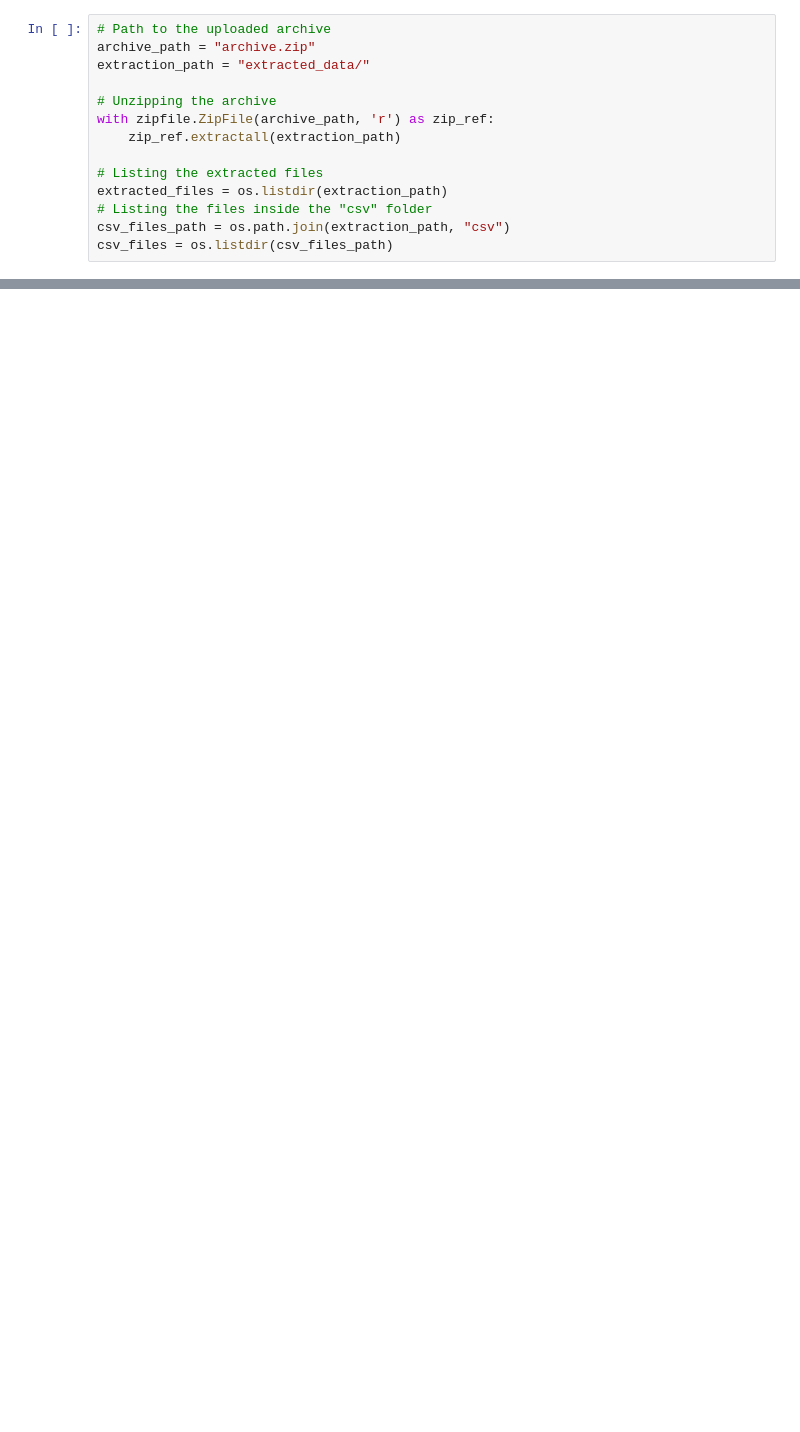
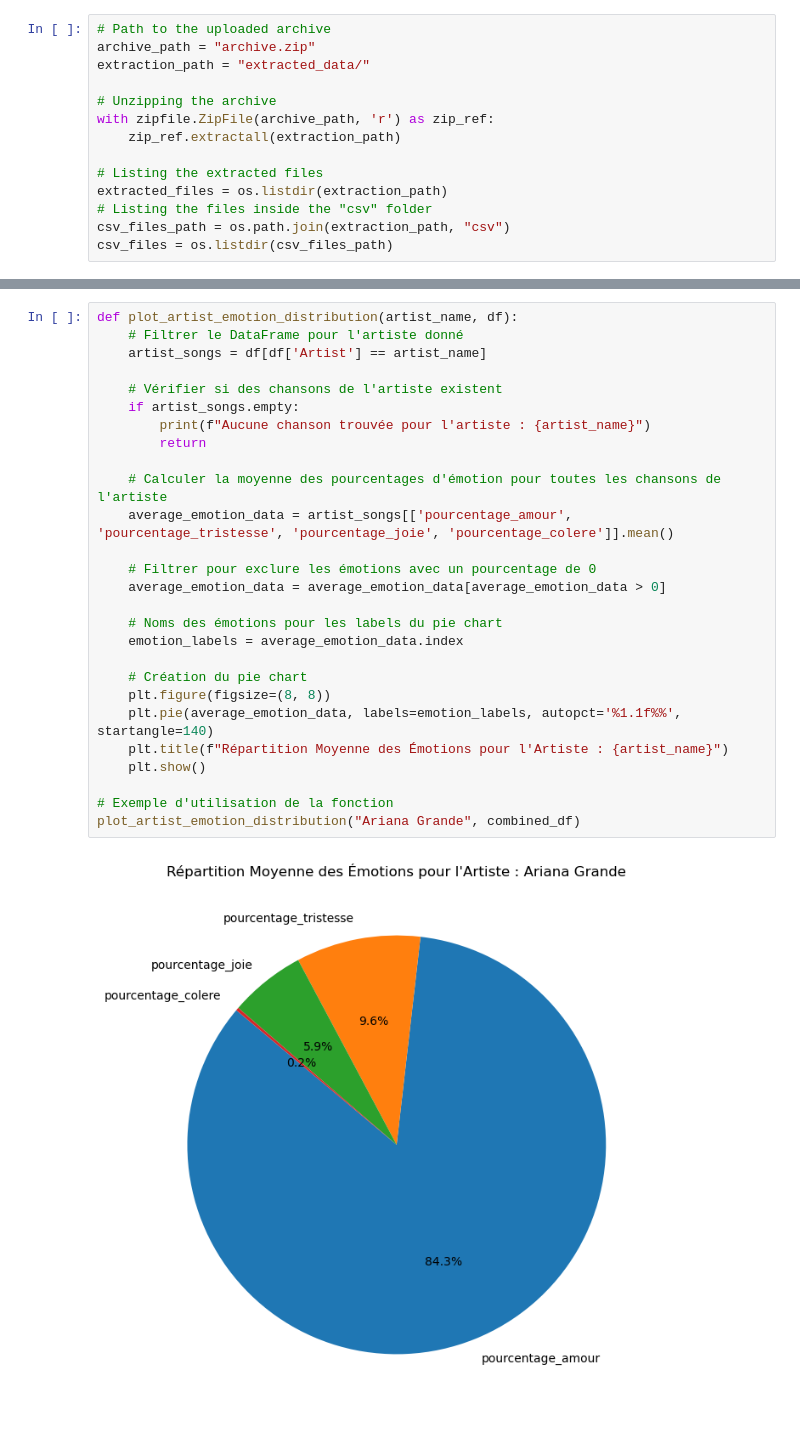
Before and after one commit to JACdeRennes2/NLP_lyrics, a Jupyter notebook: etude_lyrics.ipynb, the cells around one changed output, grey strips where cells are left out. Drawn from its saved outputs; the diff is of its cells as text; blank space fills up the shorter version.

```diff
--- a/etude_lyrics.ipynb
+++ b/etude_lyrics.ipynb
@@ -83,0 +313,29 @@ TypeError: expected string or bytes-like object
+# %%
+def plot_artist_emotion_distribution(artist_name, df):
+    # Filtrer le DataFrame pour l'artiste donné
+    artist_songs = df[df['Artist'] == artist_name]
+
+    # Vérifier si des chansons de l'artiste existent
+    if artist_songs.empty:
+        print(f"Aucune chanson trouvée pour l'artiste : {artist_name}")
+        return
+
+    # Calculer la moyenne des pourcentages d'émotion pour toutes les chansons de l'artiste
+    average_emotion_data = artist_songs[['pourcentage_amour', 'pourcentage_tristesse', 'pourcentage_joie', 'pourcentage_colere']].mean()
+
+    # Filtrer pour exclure les émotions avec un pourcentage de 0
+    average_emotion_data = average_emotion_data[average_emotion_data > 0]
+
+    # Noms des émotions pour les labels du pie chart
+    emotion_labels = average_emotion_data.index
+
+    # Création du pie chart
+    plt.figure(figsize=(8, 8))
+    plt.pie(average_emotion_data, labels=emotion_labels, autopct='%1.1f%%', startangle=140)
+    plt.title(f"Répartition Moyenne des Émotions pour l'Artiste : {artist_name}")
+    plt.show()
+
+# Exemple d'utilisation de la fonction
+plot_artist_emotion_distribution("Ariana Grande", combined_df)
+# %% [output]
+[figure, added]
```
Also changed, not shown: parts of 19 cells of this notebook.
